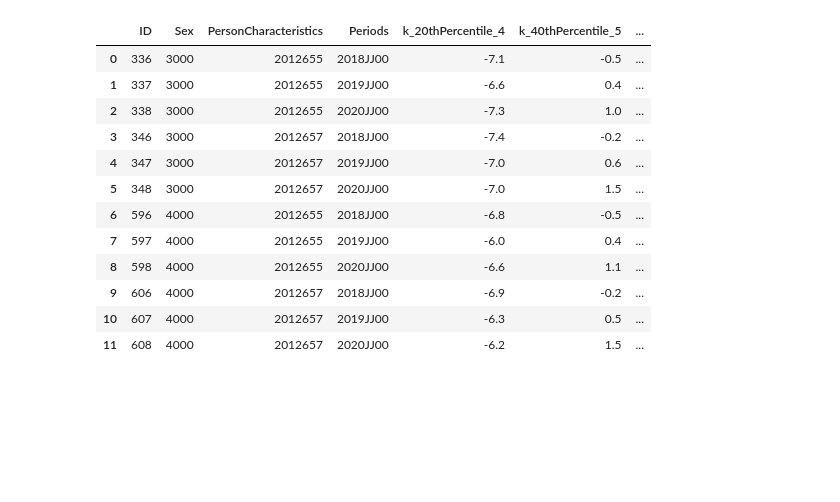
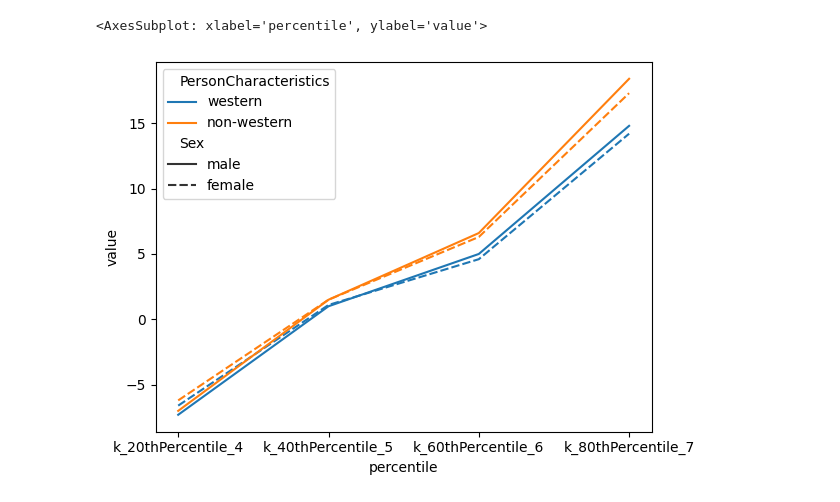
Before and after one commit to Le-Ty/abm_dm_impact, a Jupyter notebook: basic/notebooks/distributions.ipynb, the cells around one changed output. Saved outputs shown, nothing was run; the diff lists cells and outputs as text; code cells hidden in the pictures; blank space fills up the shorter version.

Commit message:
census plot & data transformation  done

```diff
--- a/basic/notebooks/distributions.ipynb
+++ b/basic/notebooks/distributions.ipynb
@@ -8,28 +9,19 @@ import pandas as pd
-# %%
-df = pd.read_csv("../data/ppd_intersect.csv", sep=';')
-# print(df)
-
-# 4000 women
-# 2012655 western
-
-# df.plot(kind='line',
-#         x='Sex',
-#         y='k_20thPercentile_4',
-#         color='red')
-
-df.plot(x="City", y=["k_20thPercentile_4", "k_40thPercentile_5", , "k_60thPercentile_6", "k_80thPercentile_7"],
-        kind="line", figsize=(10, 10))
-# %% [output]
-|  | ID | Sex | PersonCharacteristics | Periods | k_20thPercentile_4 | k_40thPercentile_5 | ... |
-| 0 | 336 | 3000 | 2012655 | 2018JJ00 | -7.1 | -0.5 | ... |
-| 1 | 337 | 3000 | 2012655 | 2019JJ00 | -6.6 | 0.4 | ... |
-| 2 | 338 | 3000 | 2012655 | 2020JJ00 | -7.3 | 1.0 | ... |
-| 3 | 346 | 3000 | 2012657 | 2018JJ00 | -7.4 | -0.2 | ... |
-| 4 | 347 | 3000 | 2012657 | 2019JJ00 | -7.0 | 0.6 | ... |
-| 5 | 348 | 3000 | 2012657 | 2020JJ00 | -7.0 | 1.5 | ... |
-| 6 | 596 | 4000 | 2012655 | 2018JJ00 | -6.8 | -0.5 | ... |
-| 7 | 597 | 4000 | 2012655 | 2019JJ00 | -6.0 | 0.4 | ... |
-| 8 | 598 | 4000 | 2012655 | 2020JJ00 | -6.6 | 1.1 | ... |
-| 9 | 606 | 4000 | 2012657 | 2018JJ00 | -6.9 | -0.2 | ... |
-| 10 | 607 | 4000 | 2012657 | 2019JJ00 | -6.3 | 0.5 | ... |
-| 11 | 608 | 4000 | 2012657 | 2020JJ00 | -6.2 | 1.5 | ... |
+# %%
+# 4000 women
+# 2012655 western
+df = pd.read_csv("../data/ppd_intersect.csv", sep=';')
+df = df.replace(4000, "female")
+df = df.replace(3000, "male")
+df = df.replace(2012655, "western")
+df = df.replace(2012657, "non-western")
+df = df.drop(["ID", "Periods"], axis = 1)
+df = df.melt(id_vars=["Sex", "PersonCharacteristics"],
+        var_name="percentile",
+        value_name="value")
+
+
+
+sns.lineplot(y="value", x="percentile", hue = "PersonCharacteristics", style = "Sex", data = df)
+# %% [output]
+<AxesSubplot: xlabel='percentile', ylabel='value'>
+[figure, added]
```
Also changed, not shown: parts of 1 cell of this notebook, 1 other file.
